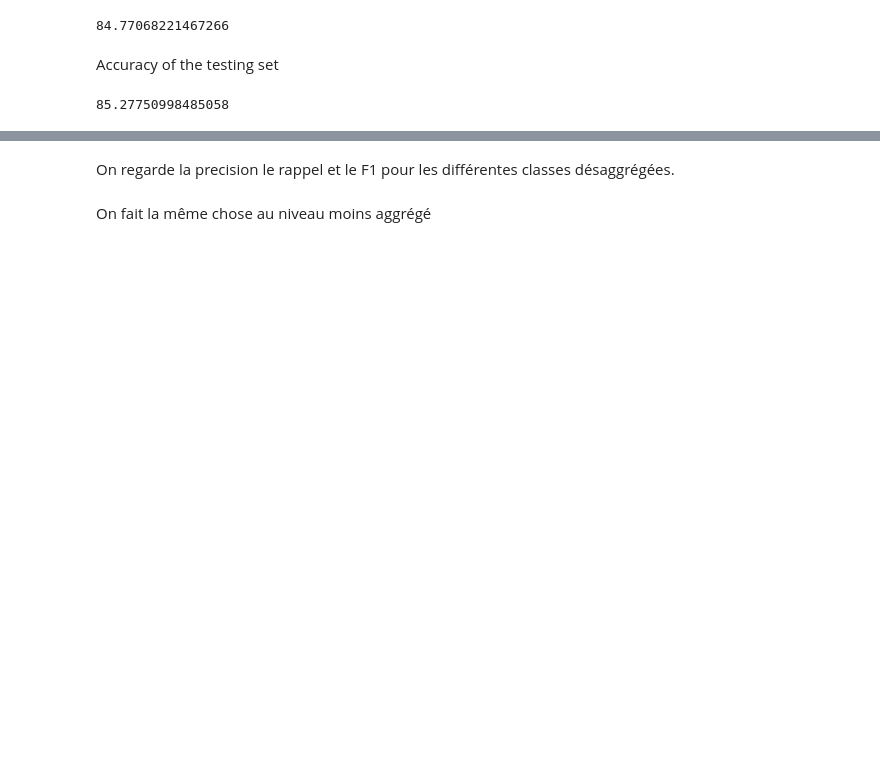
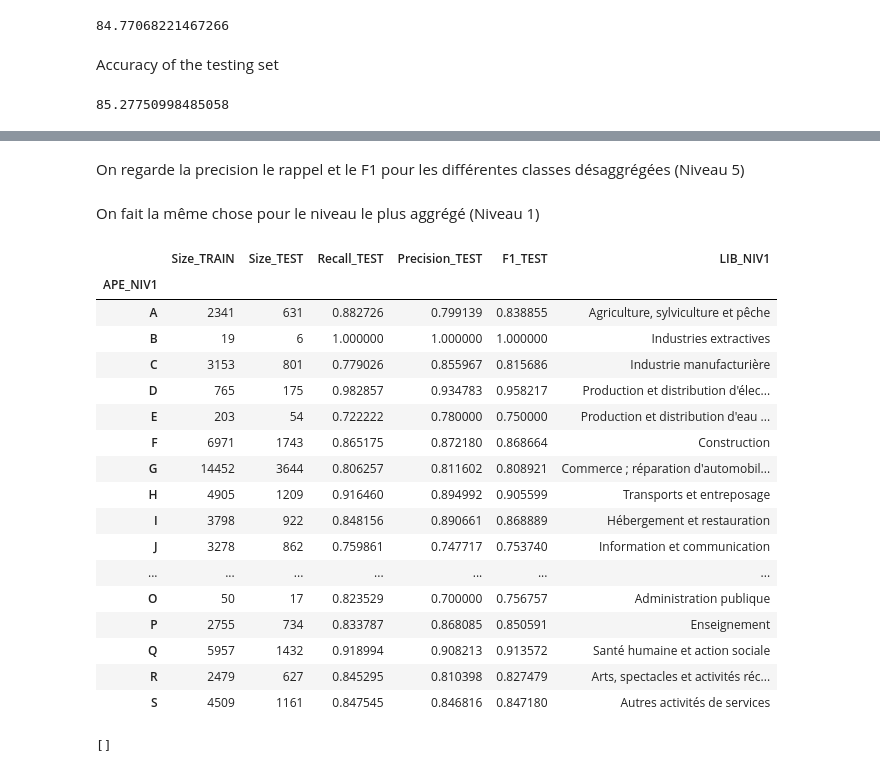
Before and after one commit to InseeFrLab/codif-ape-train, a Jupyter notebook: notebooks/newdata_exploration_dask.ipynb, the cells around one changed output, grey strips where cells are left out. Cells and saved outputs as stored; diff of their text form; code cells hidden in the pictures; blank space fills up the shorter version.

```diff
--- a/notebooks/newdata_exploration_dask.ipynb
+++ b/notebooks/newdata_exploration_dask.ipynb
@@ -192,5 +162,5 @@ df_naf = df_naf[["NIV1","NIV2", "NIV3", "NIV4", "LIB_NIV5"]]
 # %% [markdown]
-On regarde la precision le rappel et le F1 pour les différentes classes désaggrégées.
+On regarde la precision le rappel et le F1 pour les différentes classes désaggrégées (Niveau 5)
 # %%
 df_naf = df_naf.join(df_train.groupby(['APE_SICORE']).size().rename("Size_TRAIN").to_frame())
 df_naf = df_naf.join(df_test.groupby(['APE_SICORE']).size().rename("Size_TEST").to_frame())
@@ -198,4 +168,4 @@ df_naf = df_naf.join(df_test.groupby(['APE_SICORE']).mean('GoodPREDICTION').rena
 df_naf = df_naf.join(df_test.groupby(['PREDICTION']).mean('GoodPREDICTION').rename(columns={"GoodPREDICTION":"Precision_TEST"}))
 df_naf = df_naf.join(2 * 1/(1/df_naf["Precision_TEST"] + 1/df_naf["Recall_TEST"]).rename("F1_TEST").to_frame())
 # %% [markdown]
-On fait la même chose au niveau moins aggrégé
+On fait la même chose pour le niveau le plus aggrégé (Niveau 1)
@@ -201,0 +176,28 @@ On fait la même chose au niveau moins aggrégé
+# %%
+Results_NIV1 = df_train.groupby(['APE_NIV1']).size().rename("Size_TRAIN").to_frame()
+Results_NIV1 = Results_NIV1.join(df_test.groupby(['APE_NIV1']).size().rename("Size_TEST").to_frame())
+Results_NIV1 = Results_NIV1.join(df_test.groupby(['APE_NIV1']).mean('GoodPREDICTION').rename(columns={"GoodPREDICTION":"Recall_TEST"}))
+Results_NIV1 = Results_NIV1.join(df_test.groupby(['PREDICTION_NIV1']).mean('GoodPREDICTION').rename(columns={"GoodPREDICTION":"Precision_TEST"}))
+Results_NIV1 = Results_NIV1.join(2 * 1/(1/Results_NIV1["Precision_TEST"] + 1/Results_NIV1["Recall_TEST"]).rename("F1_TEST").to_frame())
+Results_NIV1["LIB_NIV1"] = [pd.unique(df_naf["LIB_NIV1"][df_naf["NIV1"]== x])[0] for x in Results_NIV1.index.values]
+# %%
+Results_NIV1
+# %% [output]
+|  | Size_TRAIN | Size_TEST | Recall_TEST | Precision_TEST | F1_TEST | LIB_NIV1 |
+| APE_NIV1 |  |  |  |  |  |  |
+| A | 2341 | 631 | 0.882726 | 0.799139 | 0.838855 | Agriculture, sylviculture et pêche |
+| B | 19 | 6 | 1.000000 | 1.000000 | 1.000000 | Industries extractives |
+| C | 3153 | 801 | 0.779026 | 0.855967 | 0.815686 | Industrie manufacturière |
+| D | 765 | 175 | 0.982857 | 0.934783 | 0.958217 | Production et distribution d'élec... |
+| E | 203 | 54 | 0.722222 | 0.780000 | 0.750000 | Production et distribution d'eau ... |
+| F | 6971 | 1743 | 0.865175 | 0.872180 | 0.868664 | Construction |
+| G | 14452 | 3644 | 0.806257 | 0.811602 | 0.808921 | Commerce ; réparation d'automobil... |
+| H | 4905 | 1209 | 0.916460 | 0.894992 | 0.905599 | Transports et entreposage |
+| I | 3798 | 922 | 0.848156 | 0.890661 | 0.868889 | Hébergement et restauration |
+| J | 3278 | 862 | 0.759861 | 0.747717 | 0.753740 | Information et communication |
+| ... | ... | ... | ... | ... | ... | ... |
+| O | 50 | 17 | 0.823529 | 0.700000 | 0.756757 | Administration publique |
+| P | 2755 | 734 | 0.833787 | 0.868085 | 0.850591 | Enseignement |
+| Q | 5957 | 1432 | 0.918994 | 0.908213 | 0.913572 | Santé humaine et action sociale |
+| R | 2479 | 627 | 0.845295 | 0.810398 | 0.827479 | Arts, spectacles et activités réc... |
+| S | 4509 | 1161 | 0.847545 | 0.846816 | 0.847180 | Autres activités de services |
@@ -201,0 +210,4 @@ On fait la même chose au niveau moins aggrégé
+# %%
+[ x for x in df_test.APE_NIV1.to_list() if x not in y_true]
+# %% [output]
+[]
```
Also changed, not shown: parts of 27 cells of this notebook, 1 other file.
